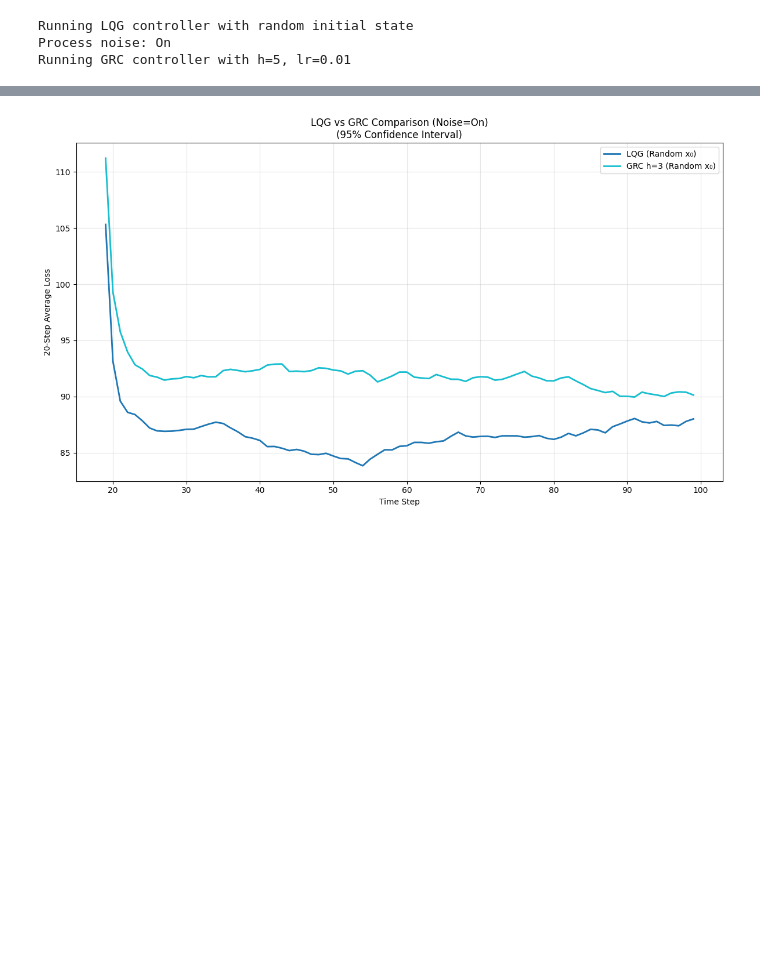
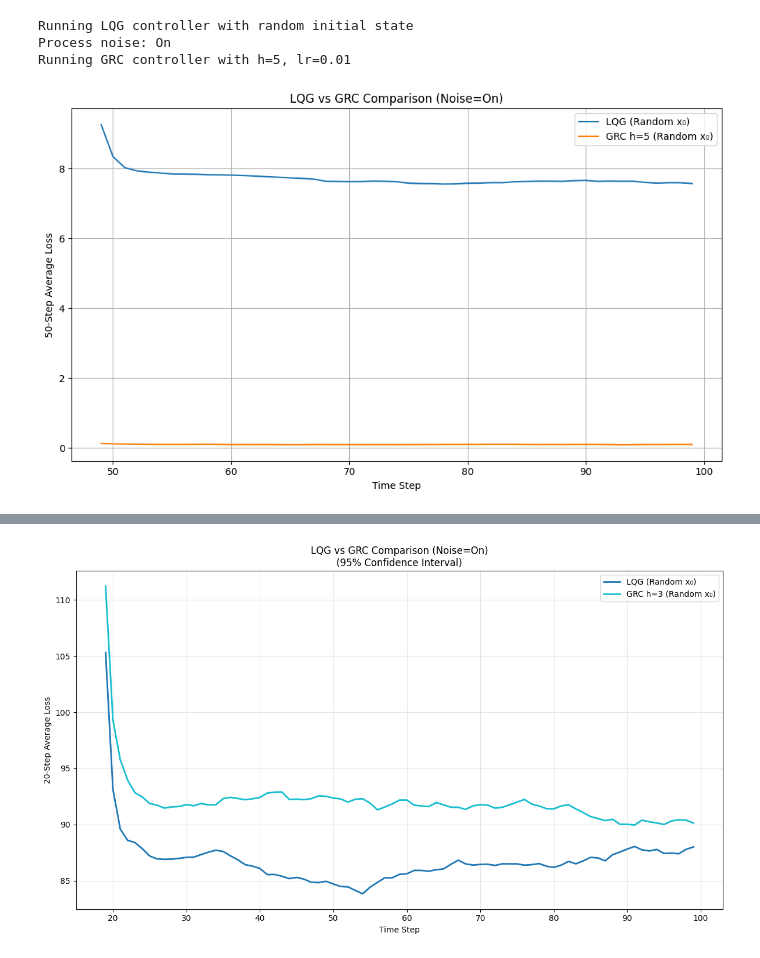
Before and after one commit to Sof0-0/spectral_control, a Jupyter notebook: new_tests.ipynb, the cells around one changed output, grey strips where cells are left out. Cells and saved outputs as stored; diff of their text form; code cells hidden in the pictures; blank space fills up the shorter version.

```diff
--- a/new_tests.ipynb
+++ b/new_tests.ipynb
@@ -229,12 +234,12 @@ RuntimeError: element 0 of tensors does not require grad and does not have a gra
 # %%
 if __name__ == "__main__":
     # === CONFIGURATION ===
-    torch.manual_seed(42)
-    d = 25  # hidden state dimension
-    p = 25  # observation dimension
-    n = 5   # control dimension
-    T = 1000  # time horizon
-    window = 10  # moving average window
+    #torch.manual_seed(42)
+    d = 10  # hidden state dimension
+    p = 5  # observation dimension
+    n = 2   # control dimension
+    T = 100  # time horizon
+    window = 50  # moving average window
     num_trials = 100
     add_noise = True  # toggle process noise
     random_initial_state = True  # toggle between random and zero initial state
@@ -309,33 +314,34 @@ if __name__ == "__main__":
     )
     lqg_controller.losses = lqg_costs
 
     print(f"Running GRC controller with h={h}, lr={lr}")
 
     # Run GRC simulation with same initial state
     grc_costs = grc_controller.run(
         initial_state=initial_state.clone(),
         add_noise=add_noise,
         use_control=True,
         num_trials=num_trials
     )
     grc_controller.losses = grc_costs
 
     # Create the labels
     label = lambda b: 'Random x₀' if b else 'x₀ = 0'
 
 
     # Plot just LQG vs GRC for clearer comparison
     plot_loss_comparison(
         [lqg_controller, grc_controller],
         [f'LQG ({label(random_initial_state)})',
          f'GRC h={h} ({label(random_initial_state)})'],
         f"LQG vs GRC Comparison (Noise={'On' if add_noise else 'Off'})",
         window_size=window #save_path="PO/figures/results/grc_v_lqg_new_gauss_30_25_5.png"
     )
 # %% [output]
 Running LQG controller with random initial state
 Process noise: On
 Running GRC controller with h=5, lr=0.01
+[figure, added]
 # %%
 if __name__ == "__main__":
     # === CONFIGURATION ===
```
Also changed, not shown: parts of 4 cells of this notebook, 4 other files.
